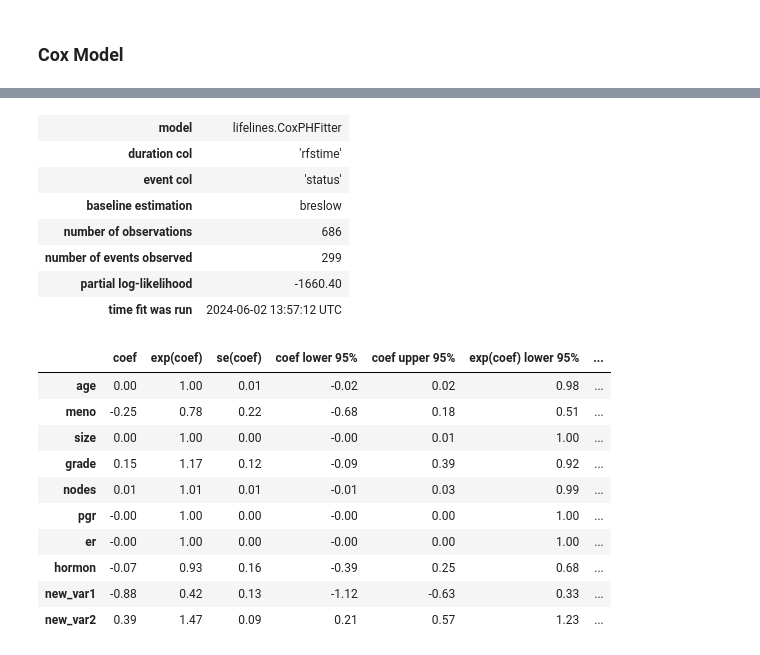
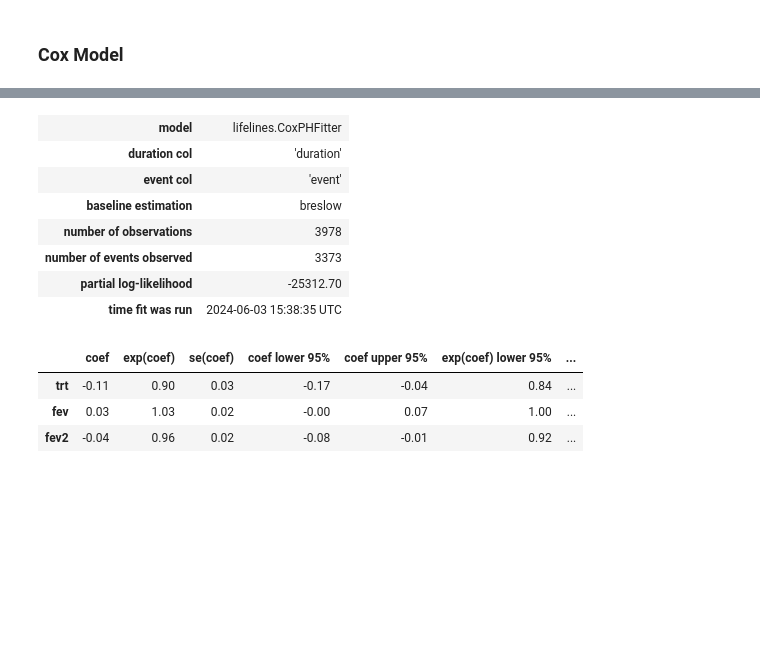
Before and after one commit to MPX0222/PG-Assignments, a Jupyter notebook: JNU-0223/main.ipynb, the cells around one changed output, grey strips where cells are left out. Cells and saved outputs as stored; diff of their text form; code cells hidden in the pictures; blank space fills up the shorter version.

```diff
--- a/JNU-0223/main.ipynb
+++ b/JNU-0223/main.ipynb
@@ -29,7 +11,7 @@ Note: you may need to restart the kernel to use updated packages.
 import pandas as pd
 import numpy as np
 
-file_path = 'data/gbsg.csv'
+file_path = 'data/rhdnase_data.xlsx'
 
 # 数据读取
 if '.csv' in file_path:
@@ -38,7 +20,7 @@ else:
     data_df = pd.read_excel(file_path)
 
 # 计算持续时间
-# data_df['duration'] = data_df['stop'] - data_df['start']
+data_df['duration'] = data_df['stop'] - data_df['start']
 print(data_df.columns)
 
 # 原始数据
@@ -67,0 +52,8 @@ dnn_data_df
+# %%
+filtered_df_list = []
+for i in range(0, 181, 10):
+    filtered_df = ori_data_df[(ori_data_df['start'] < i) & (ori_data_df['stop'] > i) & (ori_data_df['event'] == 1)]
+    filtered_df_list.append(filtered_df)
+
+filtered_df_final = pd.concat(filtered_df_list, axis=0, ignore_index=True)
+filtered_df_final
@@ -181,6 +194,11 @@ torch.Size([686, 2])
 # %% [markdown]
 ### Cox Model
 # %%
-concat_df_cols = pd.concat([ori_data_df, all_outputs_df], axis=1)
+# with deep neural network
+# concat_df_cols = pd.concat([ori_data_df, all_outputs_df], axis=1)
+# concat_df_cols
+
+# with comp
+concat_df_cols = pd.concat([ori_data_df, filtered_df_final], axis=0)
 concat_df_cols
 # %% [output]
@@ -200,47 +218,60 @@ concat_df_cols
 # %%
 from lifelines import CoxPHFitter
 
 
-# 假设你的CSV文件有以下列：'duration', 'event', 'var1', 'var2', ... 其中'duration'是时间，'event'是事件发生（1）或未发生（0）
-# 你需要根据你的数据集来指定这些列名
-duration_col = 'rfstime'
-event_col = 'status'
-covariates = ['age', 'meno', 'size', 'grade', 'nodes', 'pgr', 'er', 'hormon', 'new_var1', 'new_var2', 'rfstime', 'status']  # 替换为你的协变量列名
+duration_col = 'duration'
+event_col = 'event'
+# covariates = ['age', 'meno', 'size', 'grade', 'nodes', 'pgr', 'er', 'hormon', 'rfstime', 'status']  # 替换为你的协变量列名
+covariates = ['trt', 'fev', 'fev2',
+              # 'new_var1', 'new_var2',
+              # 'new_var3', 'new_var4',
+              # 'new_var5', 'new_var6',
+              # 'new_var7', 'new_var8',
+              'duration', 'event']  # 替换为你的协变量列名
+
+# duration_col = '间隔时间'
+# event_col = 'event'
+# covariates = [
+#               '间隔时间', 'event',
+#               '物料推送气缸推送状态', '物料推送气缸收回状态',
+#               '物料推送数', '物料待抓取数',
+#               '放置容器数', '容器上传检测数', '填装检测数',
+#               '填装定位器固定状态', '填装定位器放开状态',
+#               '物料抓取数', '填装旋转数', '填装下降数',
+#               '填装数', '加盖检测数',
+#               '加盖定位数', '推盖数', '加盖下降数', '加盖数',
+#               '拧盖检测数', '拧盖定位数',
+#               '拧盖下降数', '拧盖旋转数',
+#               '拧盖数', '合格数', '不合格数'
+#        ]
 
 # 使用CoxPHFitter进行拟合
 cph = CoxPHFitter()
 # cph.fit(ori_data_df[covariates], duration_col=duration_col, event_col=event_col)
 cph.fit(concat_df_cols[covariates], duration_col=duration_col, event_col=event_col)
 
 # 输出模型的摘要信息
 cph.print_summary()
 
 # # 你也可以预测个体的风险
 # # 例如，预测一个新的观测值的风险，其中var1=1, var2=2, var3=3
 # individual_risk = cph.predict_partial_hazard(pd.DataFrame({'trt': [1], 'fev': [2], 'fev2': [3]}))
 # print(f"Predicted partial hazard: {individual_risk[0]}")
 
 # # 你还可以预测个体的生存函数或风险函数等
 # # 例如，预测生存函数
 # survival_function = cph.predict_survival_function(pd.DataFrame({'trt': [1], 'fev': [2], 'fev2': [3]}))
 # print(survival_function.iloc[:, 0])
 # %% [output]
 | model | lifelines.CoxPHFitter |
-| duration col | 'rfstime' |
-| event col | 'status' |
+| duration col | 'duration' |
+| event col | 'event' |
 | baseline estimation | breslow |
-| number of observations | 686 |
-| number of events observed | 299 |
-| partial log-likelihood | -1660.40 |
-| time fit was run | 2024-06-02 13:57:12 UTC |
+| number of observations | 3978 |
+| number of events observed | 3373 |
+| partial log-likelihood | -25312.70 |
+| time fit was run | 2024-06-03 15:38:35 UTC |
 |  | coef | exp(coef) | se(coef) | coef lower 95% | coef upper 95% | exp(coef) lower 95% | ... |
-| age | 0.00 | 1.00 | 0.01 | -0.02 | 0.02 | 0.98 | ... |
-| meno | -0.25 | 0.78 | 0.22 | -0.68 | 0.18 | 0.51 | ... |
-| size | 0.00 | 1.00 | 0.00 | -0.00 | 0.01 | 1.00 | ... |
-| grade | 0.15 | 1.17 | 0.12 | -0.09 | 0.39 | 0.92 | ... |
-| nodes | 0.01 | 1.01 | 0.01 | -0.01 | 0.03 | 0.99 | ... |
-| pgr | -0.00 | 1.00 | 0.00 | -0.00 | 0.00 | 1.00 | ... |
-| er | -0.00 | 1.00 | 0.00 | -0.00 | 0.00 | 1.00 | ... |
-| hormon | -0.07 | 0.93 | 0.16 | -0.39 | 0.25 | 0.68 | ... |
-| new_var1 | -0.88 | 0.42 | 0.13 | -1.12 | -0.63 | 0.33 | ... |
-| new_var2 | 0.39 | 1.47 | 0.09 | 0.21 | 0.57 | 1.23 | ... |
+| trt | -0.11 | 0.90 | 0.03 | -0.17 | -0.04 | 0.84 | ... |
+| fev | 0.03 | 1.03 | 0.02 | -0.00 | 0.07 | 1.00 | ... |
+| fev2 | -0.04 | 0.96 | 0.02 | -0.08 | -0.01 | 0.92 | ... |
```
Also changed, not shown: parts of 9 cells of this notebook, 2 other files.
